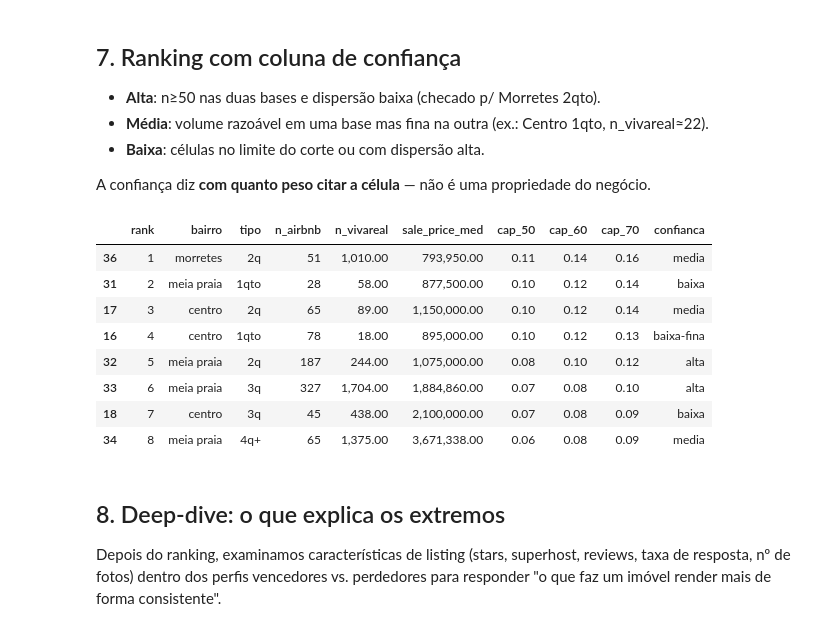
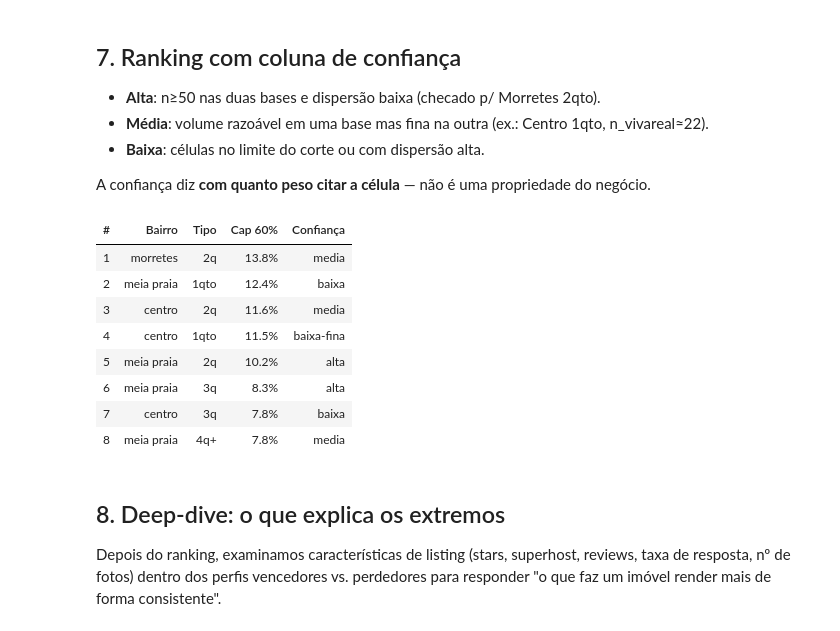
Before and after one commit to Luancordeirocontato/jt2026-luan-cordeiro, a Jupyter notebook: analise/01_analise_principal.ipynb, the cells around one changed output. Saved outputs shown, nothing was run; the diff lists cells and outputs as text; code cells hidden in the pictures.

```diff
--- a/analise/01_analise_principal.ipynb
+++ b/analise/01_analise_principal.ipynb
@@ -150,8 +168,12 @@ for o in [0.4, 0.5, 0.6, 0.7, 0.8]:
     tab[f'cap_{int(o*100)}'] = tab['k'] * o
 tab['rank'] = tab['k'].rank(method='min', ascending=False).astype(int)
 
-pd.set_option('display.float_format', lambda x: f'{x:,.3f}')
-tab.sort_values('rank')[['rank', 'bairro', 'tipo', 'n_airbnb', 'n_vivareal',
-                         'price_med_noite', 'sale_price_med', 'area_med_m2',
-                         'cap_50', 'cap_60', 'cap_70']]
+_cap_tbl = tab.sort_values('rank')[['rank','bairro','tipo','price_med_noite','sale_price_med','cap_50','cap_60','cap_70']].copy()
+_cap_tbl.columns = ['#','Bairro','Tipo','R$/noite','Preço compra','Cap 50%','Cap 60%','Cap 70%']
+_cap_tbl['R$/noite'] = _cap_tbl['R$/noite'].map(lambda v: f'R$ {v:,.0f}')
+_cap_tbl['Preço compra'] = _cap_tbl['Preço compra'].map(lambda v: f'R$ {v:,.0f}')
+_cap_tbl['Cap 50%'] = _cap_tbl['Cap 50%'].map(lambda v: f'{v:.1%}')
+_cap_tbl['Cap 60%'] = _cap_tbl['Cap 60%'].map(lambda v: f'{v:.1%}')
+_cap_tbl['Cap 70%'] = _cap_tbl['Cap 70%'].map(lambda v: f'{v:.1%}')
+display(_cap_tbl.style.hide(axis='index').set_table_attributes('class=\"no-index\"'))
 # %% [output]
@@ -221,30 +315,26 @@ A confiança diz **com quanto peso citar a célula** — não é uma propriedade
 # %%
 def confianca(r):
     na, nv = r['n_airbnb'], r['n_vivareal']
-    if na >= 100 and nv >= 100:
-        return 'alta'
-    if na >= 50 and nv >= 50:
-        return 'media'
-    if na >= 20 and nv >= 20:
-        return 'baixa'
-    # celulas que passaram pelo corte mas sao finas no lado de venda
+    if na >= 100 and nv >= 100: return 'alta'
+    if na >= 50 and nv >= 50:   return 'media'
+    if na >= 20 and nv >= 20:   return 'baixa'
     return 'baixa-fina'
-
 tab['confianca'] = tab.apply(confianca, axis=1)
 
-pd.set_option('display.float_format', lambda x: f'{x:,.2f}')
-tab.sort_values('rank')[['rank', 'bairro', 'tipo', 'n_airbnb', 'n_vivareal',
-                         'sale_price_med', 'cap_50', 'cap_60', 'cap_70', 'confianca']]
+_conf_tbl = tab.sort_values('rank')[['rank','bairro','tipo','cap_60','confianca']].copy()
+_conf_tbl.columns = ['#','Bairro','Tipo','Cap 60%','Confiança']
+_conf_tbl['Cap 60%'] = _conf_tbl['Cap 60%'].map(lambda v: f'{v:.1%}')
+display(_conf_tbl.style.hide(axis='index').set_table_attributes('class=\"no-index\"'))
 # %% [output]
-|  | rank | bairro | tipo | n_airbnb | n_vivareal | sale_price_med | cap_50 | cap_60 | cap_70 | confianca |
-| 36 | 1 | morretes | 2q | 51 | 1,010.00 | 793,950.00 | 0.11 | 0.14 | 0.16 | media |
-| 31 | 2 | meia praia | 1qto | 28 | 58.00 | 877,500.00 | 0.10 | 0.12 | 0.14 | baixa |
-| 17 | 3 | centro | 2q | 65 | 89.00 | 1,150,000.00 | 0.10 | 0.12 | 0.14 | media |
-| 16 | 4 | centro | 1qto | 78 | 18.00 | 895,000.00 | 0.10 | 0.12 | 0.13 | baixa-fina |
-| 32 | 5 | meia praia | 2q | 187 | 244.00 | 1,075,000.00 | 0.08 | 0.10 | 0.12 | alta |
-| 33 | 6 | meia praia | 3q | 327 | 1,704.00 | 1,884,860.00 | 0.07 | 0.08 | 0.10 | alta |
-| 18 | 7 | centro | 3q | 45 | 438.00 | 2,100,000.00 | 0.07 | 0.08 | 0.09 | baixa |
-| 34 | 8 | meia praia | 4q+ | 65 | 1,375.00 | 3,671,338.00 | 0.06 | 0.08 | 0.09 | media |
+| # | Bairro | Tipo | Cap 60% | Confiança |
+| 1 | morretes | 2q | 13.8% | media |
+| 2 | meia praia | 1qto | 12.4% | baixa |
+| 3 | centro | 2q | 11.6% | media |
+| 4 | centro | 1qto | 11.5% | baixa-fina |
+| 5 | meia praia | 2q | 10.2% | alta |
+| 6 | meia praia | 3q | 8.3% | alta |
+| 7 | centro | 3q | 7.8% | baixa |
+| 8 | meia praia | 4q+ | 7.8% | media |
 # %% [markdown]
 ## 8. Deep-dive: o que explica os extremos
 
```
Also changed, not shown: parts of 14 cells of this notebook, 7 other files.
